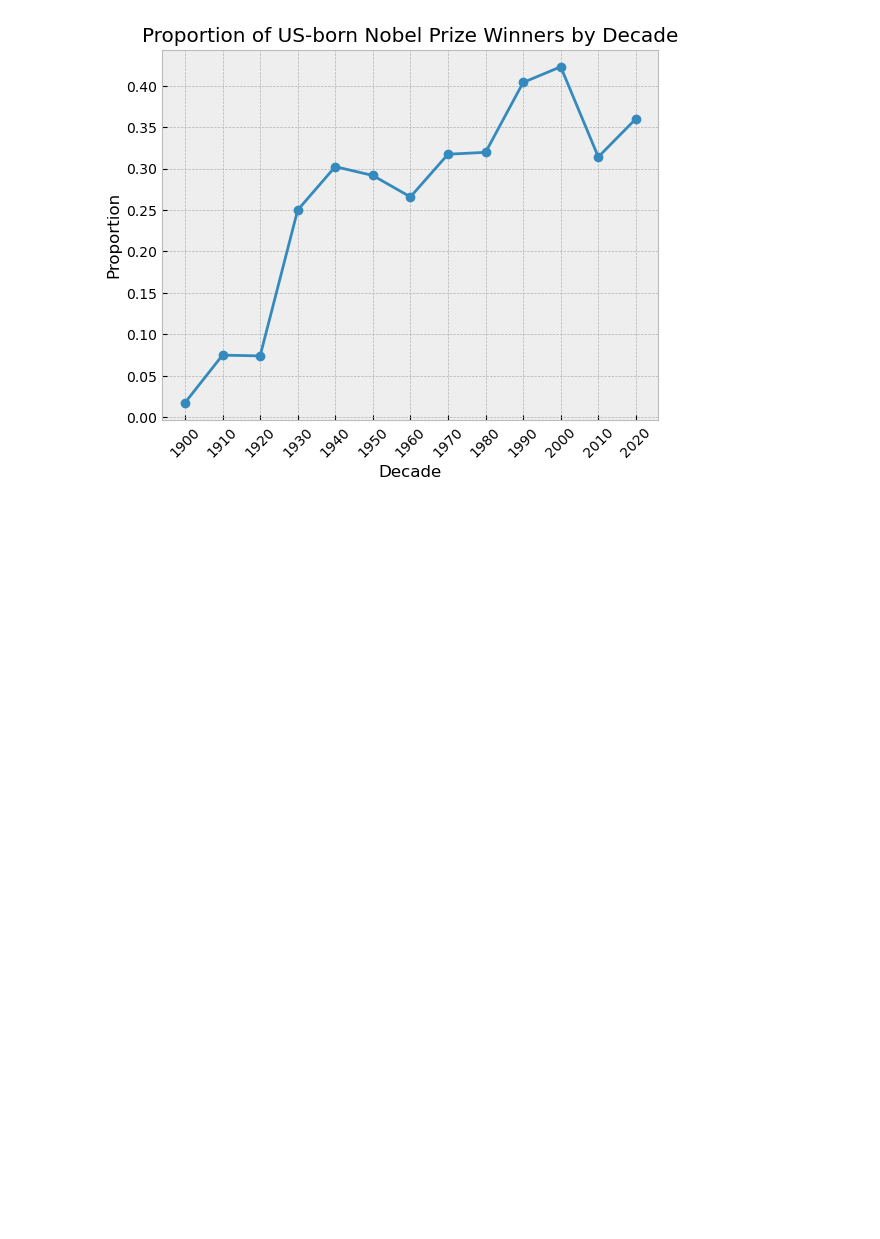
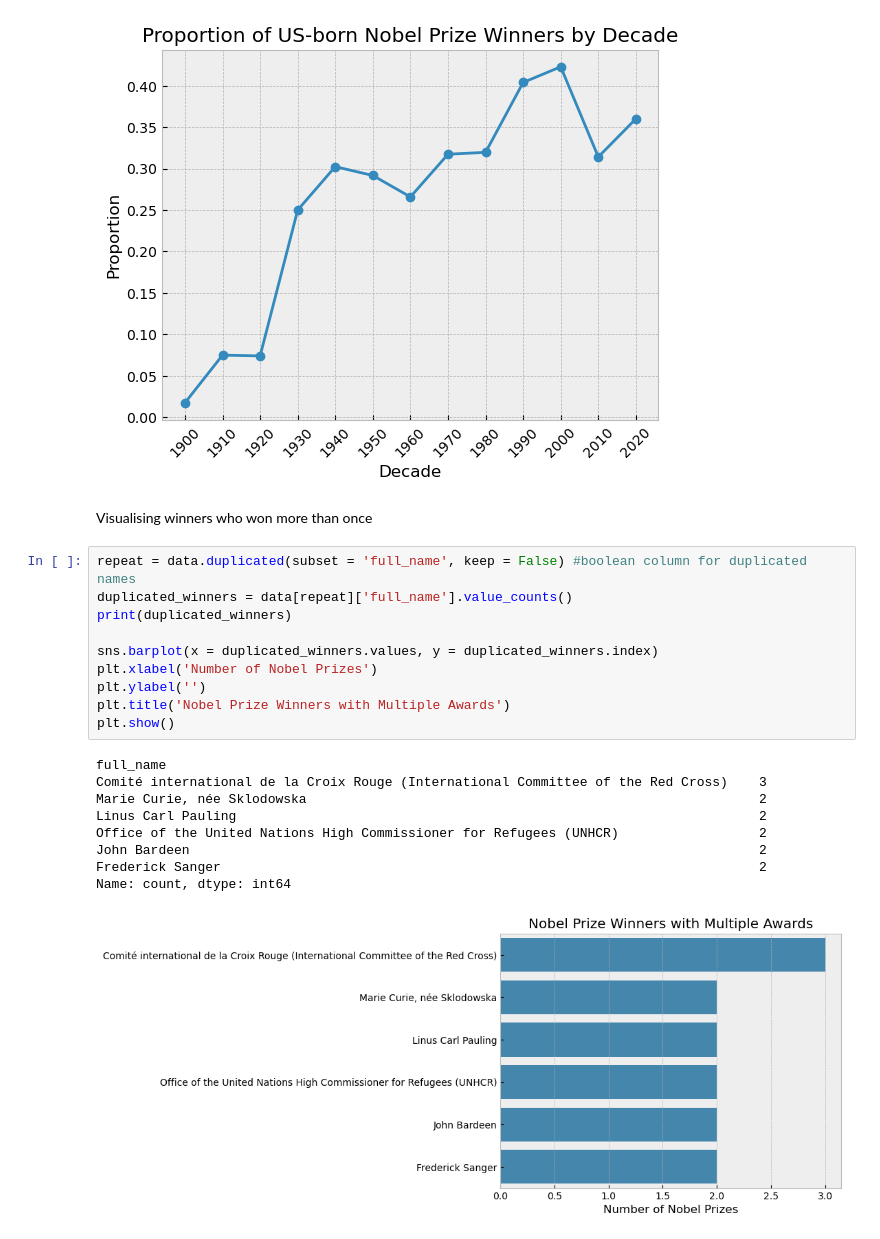
Before and after one commit to wchaw129/Projects, a Jupyter notebook: Nobel Prize Winners Analysis/analysis.ipynb, the cells around one changed output. Saved outputs shown, nothing was run; the diff lists cells and outputs as text; blank space fills up the shorter version.

```diff
--- a/Nobel Prize Winners Analysis/analysis.ipynb
+++ b/Nobel Prize Winners Analysis/analysis.ipynb
@@ -121,3 +122,25 @@ decade
 2020    0.360000
 Name: is_usa, dtype: float64
 [figure]
+# %% [markdown]
+Visualising winners who won more than once
+# %%
+repeat = data.duplicated(subset = 'full_name', keep = False) #boolean column for duplicated names
+duplicated_winners = data[repeat]['full_name'].value_counts()
+print(duplicated_winners)
+
+sns.barplot(x = duplicated_winners.values, y = duplicated_winners.index)
+plt.xlabel('Number of Nobel Prizes')
+plt.ylabel('')
+plt.title('Nobel Prize Winners with Multiple Awards')
+plt.show()
+# %% [output]
+full_name
+Comité international de la Croix Rouge (International Committee of the Red Cross)    3
+Marie Curie, née Sklodowska                                                          2
+Linus Carl Pauling                                                                   2
+Office of the United Nations High Commissioner for Refugees (UNHCR)                  2
+John Bardeen                                                                         2
+Frederick Sanger                                                                     2
+Name: count, dtype: int64
+[figure, added]
```
Also changed, not shown: parts of 1 cell of this notebook.
